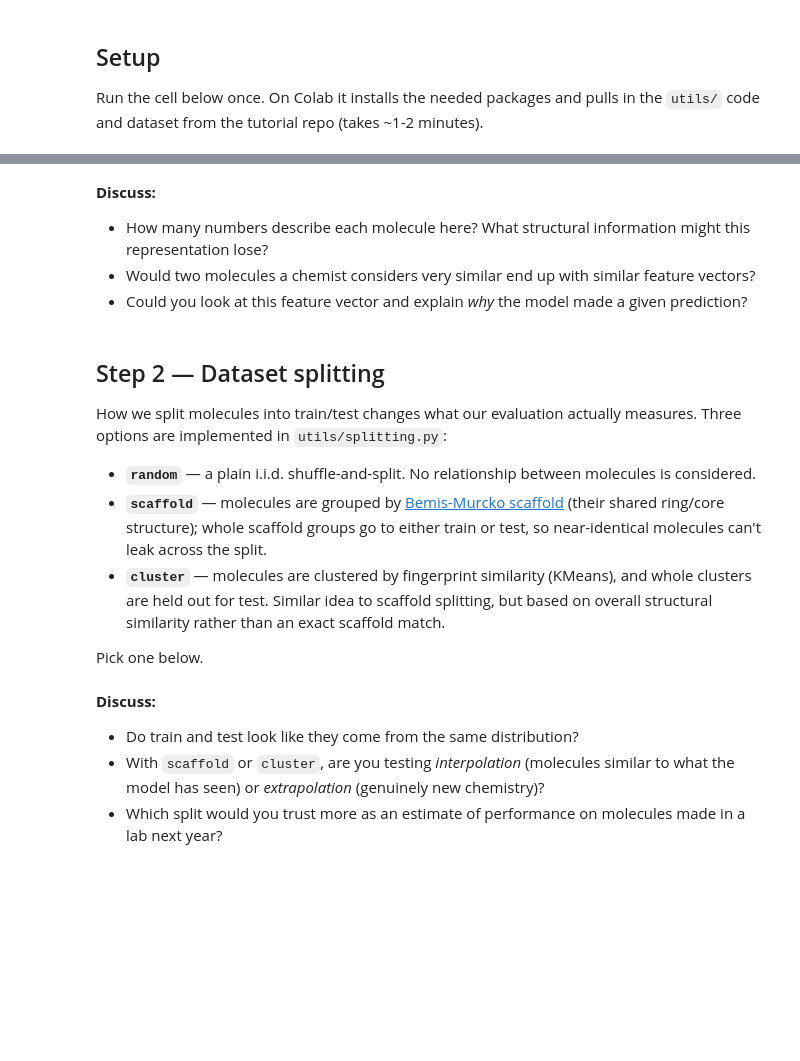
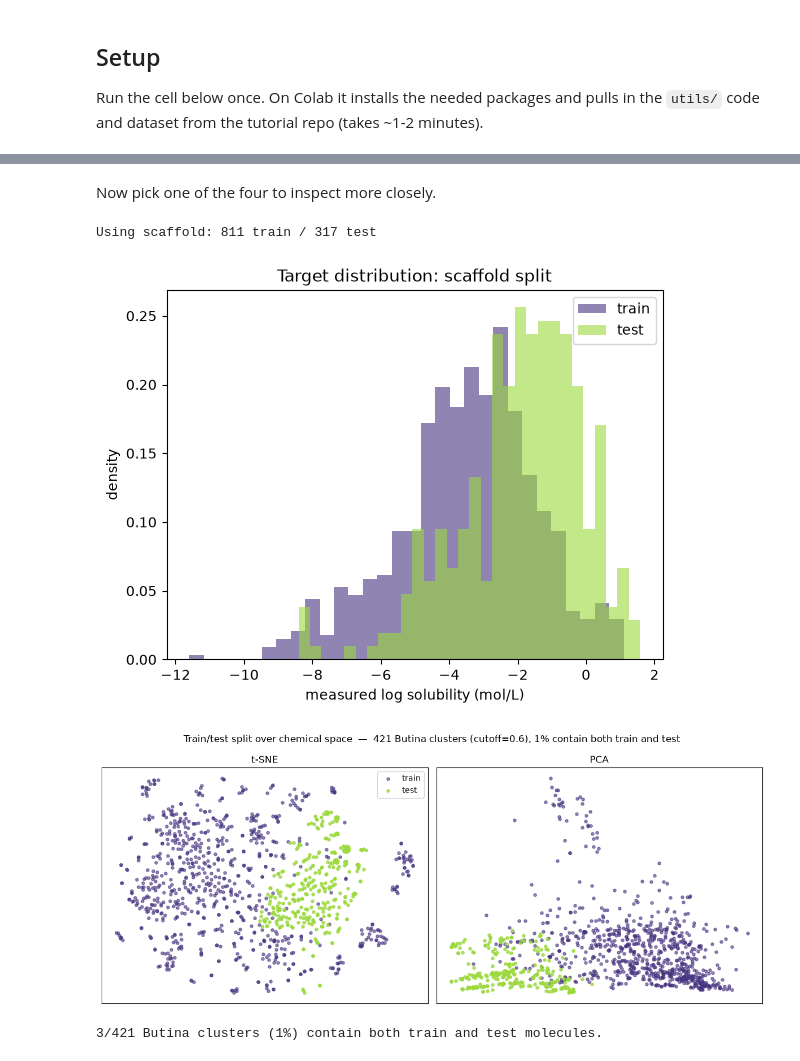
Before and after one commit to Corteswain/AI4molecules-tutorial, a Jupyter notebook: notebooks/AI4molecules_tutorial.ipynb, the cells around one changed output, grey strips where cells are left out. Saved outputs shown, nothing was run; the diff lists cells and outputs as text; code cells hidden in the pictures; blank space fills up the shorter version.

```diff
--- a/notebooks/AI4molecules_tutorial.ipynb
+++ b/notebooks/AI4molecules_tutorial.ipynb
@@ -81,15 +137,2 @@ print(f"{REPRESENTATION}: X_all.shape = {X_all.shape}")
 # %% [markdown]
-**Discuss:**
-- How many numbers describe each molecule here? What structural information might this representation lose?
-- Would two molecules a chemist considers very similar end up with similar feature vectors?
-- Could you look at this feature vector and explain *why* the model made a given prediction?
+Now pick one of the four to inspect more closely.
-# %% [markdown]
-## Step 2 — Dataset splitting
-
-How we split molecules into train/test changes what our evaluation actually measures. Three options are implemented in `utils/splitting.py`:
-
-- **`random`** — a plain i.i.d. shuffle-and-split. No relationship between molecules is considered.
-- **`scaffold`** — molecules are grouped by [Bemis-Murcko scaffold](https://en.wikipedia.org/wiki/Bemis%E2%80%93Murcko_scaffold) (their shared ring/core structure); whole scaffold groups go to either train or test, so near-identical molecules can't leak across the split.
-- **`cluster`** — molecules are clustered by fingerprint similarity (KMeans), and whole clusters are held out for test. Similar idea to scaffold splitting, but based on overall structural similarity rather than an exact scaffold match.
-
-Pick one below.
@@ -118,6 +139,27 @@ plt.show()
-# %% [markdown]
-**Discuss:**
-- Do train and test look like they come from the same distribution?
-- With `scaffold` or `cluster`, are you testing *interpolation* (molecules similar to what the model has seen) or *extrapolation* (genuinely new chemistry)?
-- Which split would you trust more as an estimate of performance on molecules made in a lab next year?
+# %%
+# ---- YOUR CHOICE ----
+SPLIT_METHOD = "scaffold"  # options: "random", "scaffold", "kmeans", "butina"
+# ----------------------
+
+train_idx, test_idx = splits[SPLIT_METHOD]
+train_df = df.iloc[train_idx].reset_index(drop=True)
+test_df = df.iloc[test_idx].reset_index(drop=True)
+y_train, y_test = df[TARGET].values[train_idx], df[TARGET].values[test_idx]
+
+print(f"Using {SPLIT_METHOD}: {len(train_idx)} train / {len(test_idx)} test")
+
+plt.hist(y_train, bins=30, alpha=0.6, label="train", density=True, color=TRAIN_COLOR)
+plt.hist(y_test, bins=30, alpha=0.6, label="test", density=True, color=TEST_COLOR)
+plt.xlabel("measured log solubility (mol/L)")
+plt.ylabel("density")
+plt.legend()
+plt.title(f"Target distribution: {SPLIT_METHOD} split")
+plt.show()
+
+split_stats = low_dimensional_representation(df, train_idx, test_idx)
+# %% [output]
+Using scaffold: 811 train / 317 test
+[figure, added]
+[figure, added]
+3/421 Butina clusters (1%) contain both train and test molecules.
 # %% [markdown]
```
Also changed, not shown: parts of 28 cells of this notebook, 7 other files.
